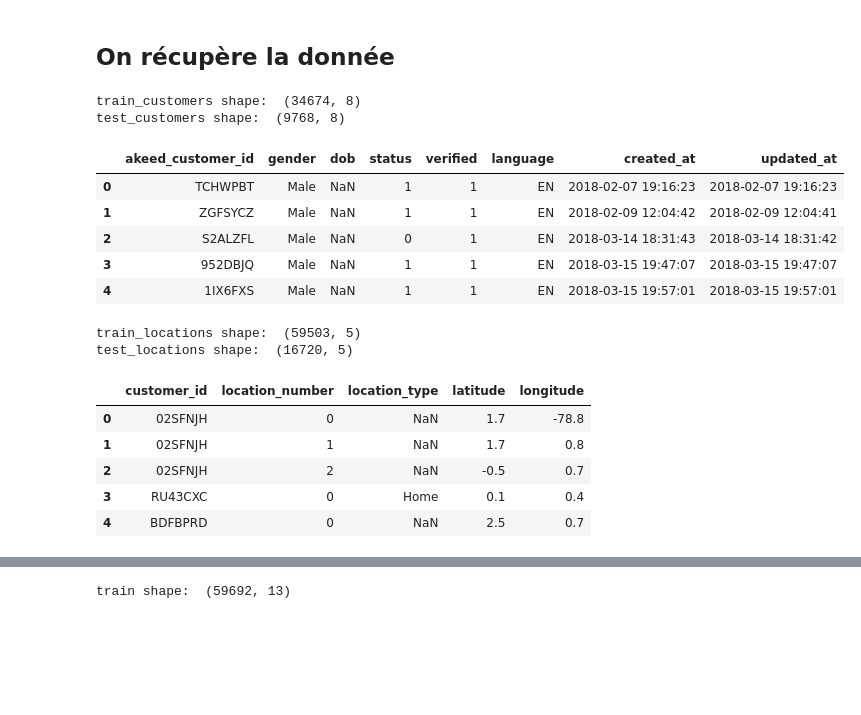
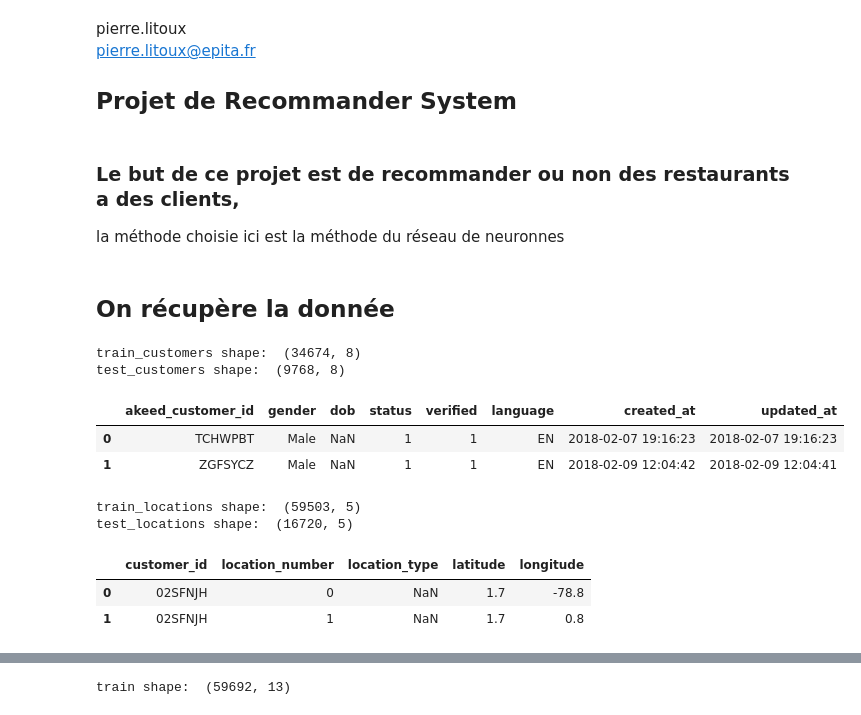
Before and after one commit to pili27/rema, a Jupyter notebook: FinalProject_Notebook.ipynb, the cells around one changed output, grey strips where cells are left out. Cells and saved outputs as stored; diff of their text form; code cells hidden in the pictures; blank space fills up the shorter version.

```diff
--- a/FinalProject_Notebook.ipynb
+++ b/FinalProject_Notebook.ipynb
@@ -1 +1,6 @@
+# %% [markdown]
+pierre.litoux
+pierre.litoux@epita.fr
+
+## Projet de Recommander System
 # %%
@@ -17,6 +30,9 @@ pd.set_option("display.precision", 1)
 seed = 42
 tf.random.set_seed(seed)
 np.random.seed(seed)
+# %% [markdown]
+### Le but de ce projet est de recommander ou non des restaurants a des clients,
+la méthode choisie ici est la méthode du réseau de neuronnes
 # %% [markdown]
 ## On récupère la donnée
 # %%
@@ -31,28 +47,22 @@ vendors = pd.read_csv('data/vendors.csv')
 # %%
 print('train_customers shape: ', train_customers.shape)
 print('test_customers shape: ', test_customers.shape)
-train_customers.head()
+train_customers.head(2)
 # %% [output]
 train_customers shape:  (34674, 8)
 test_customers shape:  (9768, 8)
 |  | akeed_customer_id | gender | dob | status | verified | language | created_at | updated_at |
 | 0 | TCHWPBT | Male | NaN | 1 | 1 | EN | 2018-02-07 19:16:23 | 2018-02-07 19:16:23 |
 | 1 | ZGFSYCZ | Male | NaN | 1 | 1 | EN | 2018-02-09 12:04:42 | 2018-02-09 12:04:41 |
-| 2 | S2ALZFL | Male | NaN | 0 | 1 | EN | 2018-03-14 18:31:43 | 2018-03-14 18:31:42 |
-| 3 | 952DBJQ | Male | NaN | 1 | 1 | EN | 2018-03-15 19:47:07 | 2018-03-15 19:47:07 |
-| 4 | 1IX6FXS | Male | NaN | 1 | 1 | EN | 2018-03-15 19:57:01 | 2018-03-15 19:57:01 |
 # %%
 print('train_locations shape: ', train_locations.shape)
 print('test_locations shape: ', test_locations.shape)
-train_locations.head()
+train_locations.head(2)
 # %% [output]
 train_locations shape:  (59503, 5)
 test_locations shape:  (16720, 5)
 |  | customer_id | location_number | location_type | latitude | longitude |
 | 0 | 02SFNJH | 0 | NaN | 1.7 | -78.8 |
 | 1 | 02SFNJH | 1 | NaN | 1.7 | 0.8 |
-| 2 | 02SFNJH | 2 | NaN | -0.5 | 0.7 |
-| 3 | RU43CXC | 0 | Home | 0.1 | 0.4 |
-| 4 | BDFBPRD | 0 | NaN | 2.5 | 0.7 |
 # %%
 print('orders shape: ', orders.shape)
```
Also changed, not shown: parts of 41 cells of this notebook, 2 other files.
